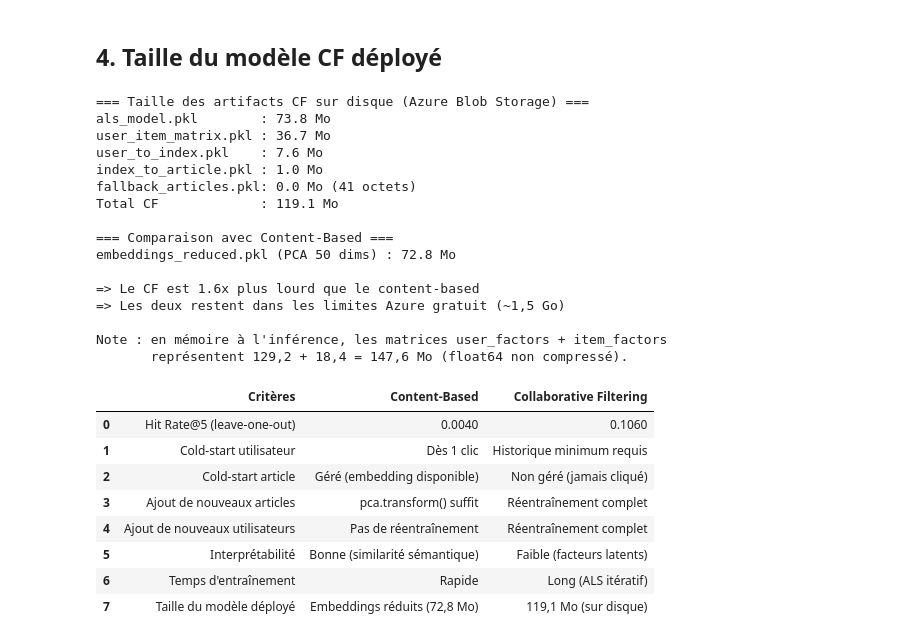
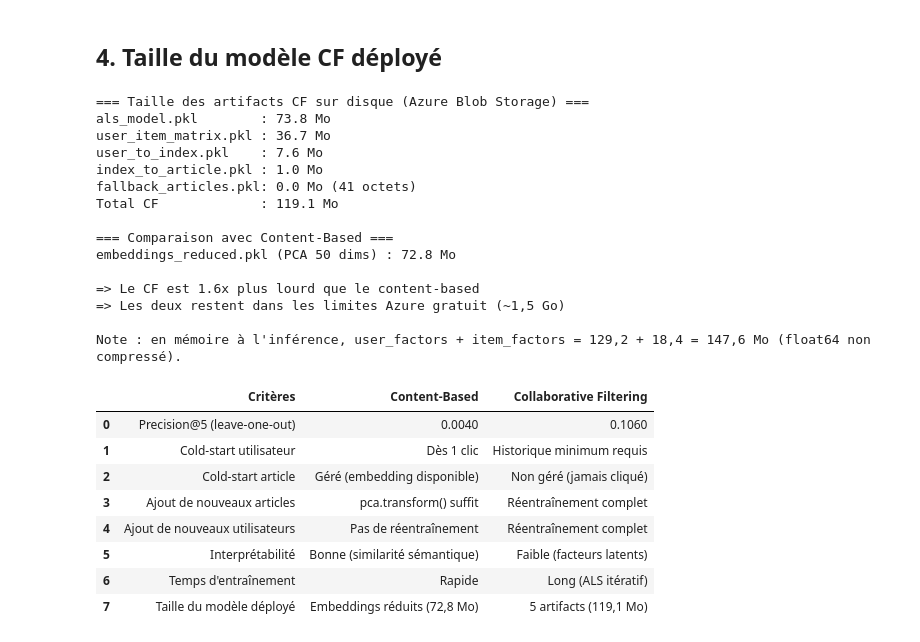
Before and after one commit to Oxelie/P10_MyContent_recommandation, a Jupyter notebook: notebooks/04_comparaison.ipynb, the cells around one changed output. Drawn from its saved outputs; the diff is of its cells as text; code cells hidden in the pictures.

Commit message:
maj: structure documentation_présentation, tailles artifacts disque, corrections notebooks

```diff
--- a/notebooks/04_comparaison.ipynb
+++ b/notebooks/04_comparaison.ipynb
@@ -38,7 +56,7 @@ Collaborative Filtering       0.106         ~355 min
 # %%
 comparaison = pd.DataFrame({
     "Critères": [
-        "Hit Rate@5 (leave-one-out)",
+        "Precision@5 (leave-one-out)",
         "Cold-start utilisateur",
         "Cold-start article",
         "Ajout de nouveaux articles",
@@ -135,15 +153,17 @@ Top 10 articles les plus populaires (fallback) :
 # %% [markdown]
 ## 4. Taille du modèle CF déployé
 # %%
+import numpy as np
+
 # Tailles réelles sur disque (mesurées après joblib.dump)
 # joblib compresse les matrices numpy — les fichiers sur disque sont plus légers qu'en mémoire
 
 print("=== Taille des artifacts CF sur disque (Azure Blob Storage) ===")
-als_model_mb       = 73.8
-user_item_mb       = 36.7
-user_to_index_mb   = 7.6
+als_model_mb        = 73.8
+user_item_mb        = 36.7
+user_to_index_mb    = 7.6
 index_to_article_mb = 1.0
-fallback_mb        = 0.0  # 41 octets, négligeable
+fallback_mb         = 0.0  # 41 octets, négligeable
 
 total_cf_mb = als_model_mb + user_item_mb + user_to_index_mb + index_to_article_mb + fallback_mb
 
@@ -161,8 +181,7 @@ print()
 print(f"=> Le CF est {total_cf_mb / cb_size_mb:.1f}x plus lourd que le content-based")
 print(f"=> Les deux restent dans les limites Azure gratuit (~1,5 Go)")
 print()
-print("Note : en mémoire à l'inférence, les matrices user_factors + item_factors")
-print("       représentent 129,2 + 18,4 = 147,6 Mo (float64 non compressé).")
+print("Note : en mémoire à l'inférence, user_factors + item_factors = 129,2 + 18,4 = 147,6 Mo (float64 non compressé).")
 # %% [output]
 === Taille des artifacts CF sur disque (Azure Blob Storage) ===
 als_model.pkl        : 73.8 Mo
@@ -178,21 +197,20 @@ embeddings_reduced.pkl (PCA 50 dims) : 72.8 Mo
 => Le CF est 1.6x plus lourd que le content-based
 => Les deux restent dans les limites Azure gratuit (~1,5 Go)
 
-Note : en mémoire à l'inférence, les matrices user_factors + item_factors
-       représentent 129,2 + 18,4 = 147,6 Mo (float64 non compressé).
+Note : en mémoire à l'inférence, user_factors + item_factors = 129,2 + 18,4 = 147,6 Mo (float64 non compressé).
 # %%
-comparaison.loc[comparaison["Critères"] == "Taille du modèle déployé", "Collaborative Filtering"] = "119,1 Mo (sur disque)"
+comparaison.loc[comparaison["Critères"] == "Taille du modèle déployé", "Collaborative Filtering"] = "5 artifacts (119,1 Mo)"
 comparaison
 # %% [output]
 |  | Critères | Content-Based | Collaborative Filtering |
-| 0 | Hit Rate@5 (leave-one-out) | 0.0040 | 0.1060 |
+| 0 | Precision@5 (leave-one-out) | 0.0040 | 0.1060 |
 | 1 | Cold-start utilisateur | Dès 1 clic | Historique minimum requis |
 | 2 | Cold-start article | Géré (embedding disponible) | Non géré (jamais cliqué) |
 | 3 | Ajout de nouveaux articles | pca.transform() suffit | Réentraînement complet |
 | 4 | Ajout de nouveaux utilisateurs | Pas de réentraînement | Réentraînement complet |
 | 5 | Interprétabilité | Bonne (similarité sémantique) | Faible (facteurs latents) |
 | 6 | Temps d'entraînement | Rapide | Long (ALS itératif) |
-| 7 | Taille du modèle déployé | Embeddings réduits (72,8 Mo) | 119,1 Mo (sur disque) |
+| 7 | Taille du modèle déployé | Embeddings réduits (72,8 Mo) | 5 artifacts (119,1 Mo) |
 # %% [markdown]
 ## 5. Notes pour la soutenance — Architecture Azure Function
 
```
Also changed, not shown: parts of 6 cells of this notebook, 5 other files.
